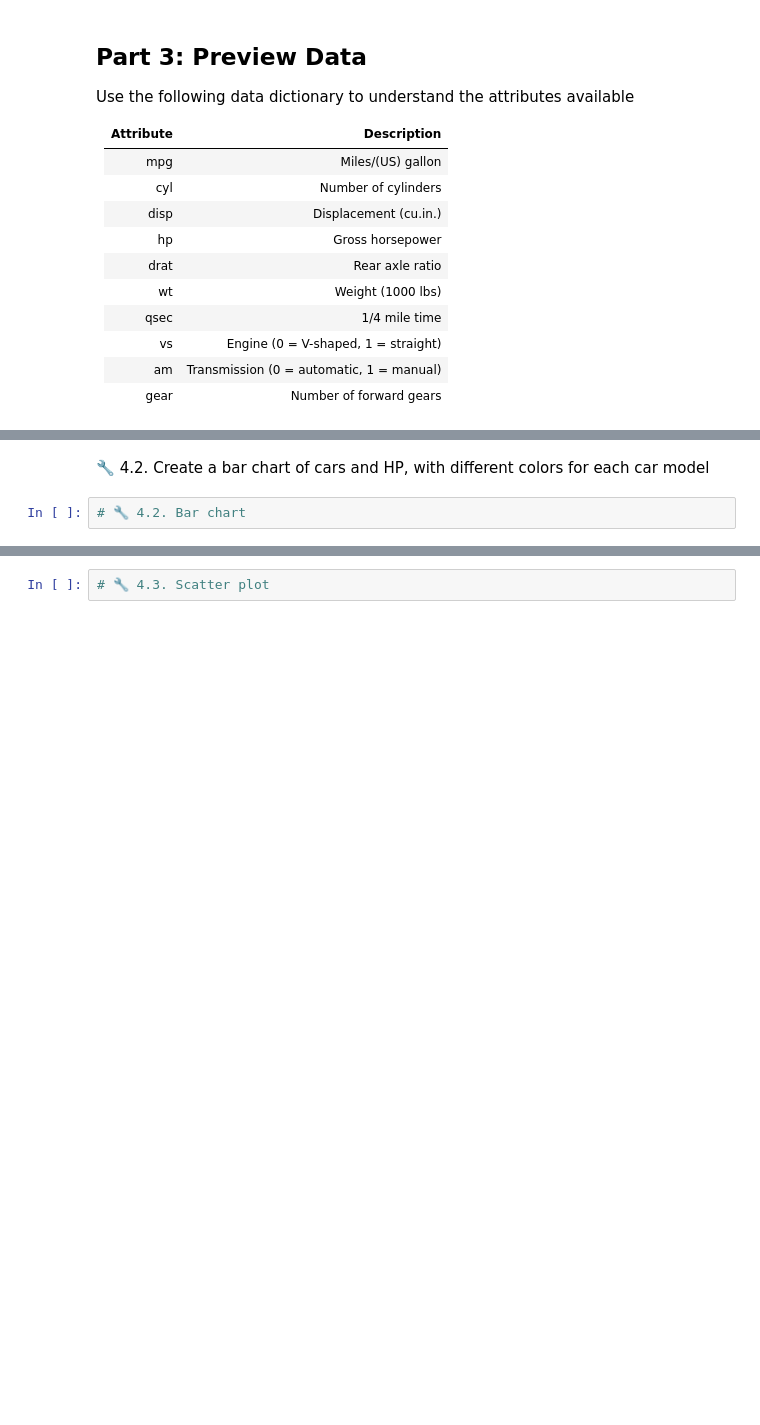
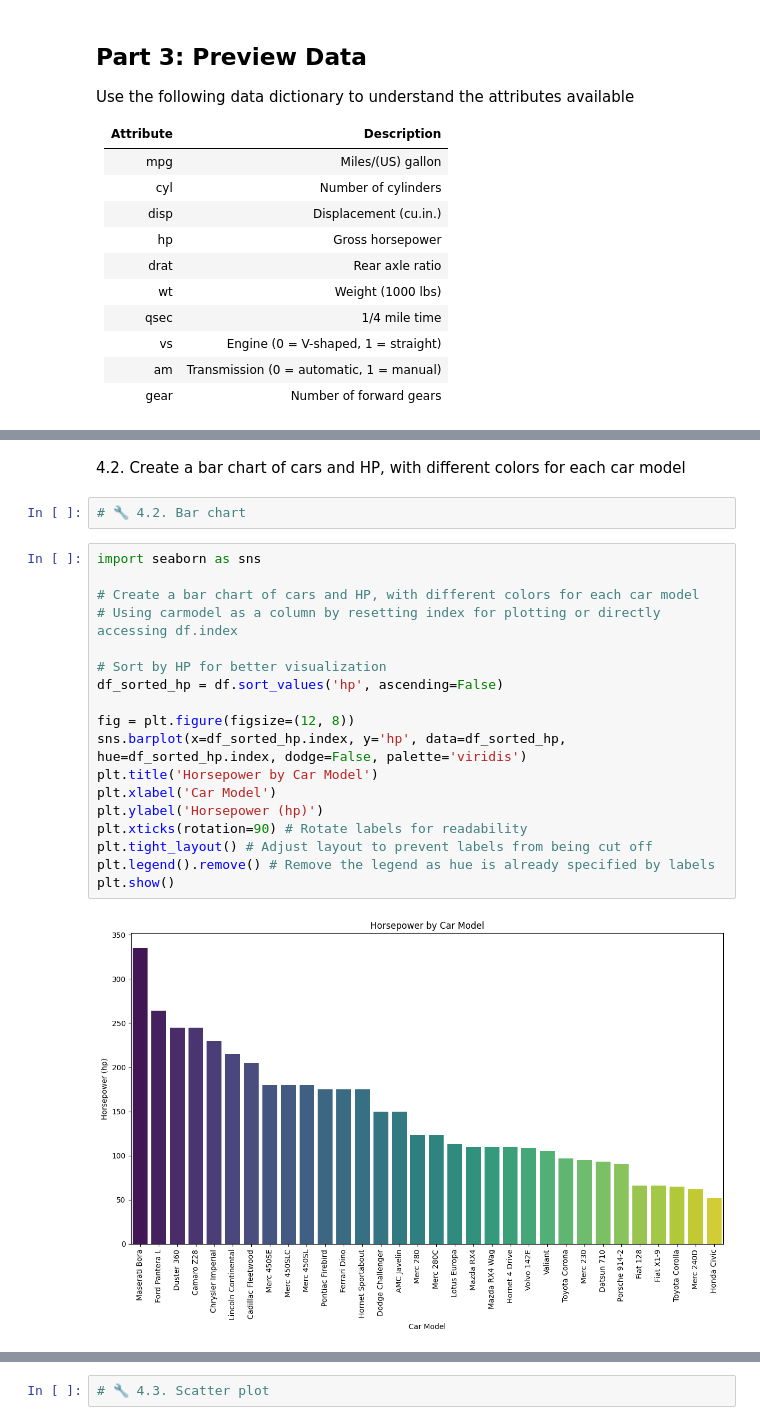
Before and after one commit to Luoxiaowanzi/IS-4487-Guide, a Jupyter notebook: Labs/lab_03_visualization_intro.ipynb, the cells around one changed output, grey strips where cells are left out. Cells and saved outputs as stored; diff of their text form; blank space fills up the shorter version.

```diff
--- a/Labs/lab_03_visualization_intro.ipynb
+++ b/Labs/lab_03_visualization_intro.ipynb
@@ -102,5 +197,25 @@ You are welcome to import additional libraries for these tasks.
 # %% [markdown]
-🔧 4.2. Create a bar chart of cars and HP, with different colors for each car model
+4.2. Create a bar chart of cars and HP, with different colors for each car model
 # %%
 # 🔧 4.2. Bar chart
+# %%
+import seaborn as sns
+
+# Create a bar chart of cars and HP, with different colors for each car model
+# Using carmodel as a column by resetting index for plotting or directly accessing df.index
+
+# Sort by HP for better visualization
+df_sorted_hp = df.sort_values('hp', ascending=False)
+
+fig = plt.figure(figsize=(12, 8))
+sns.barplot(x=df_sorted_hp.index, y='hp', data=df_sorted_hp, hue=df_sorted_hp.index, dodge=False, palette='viridis')
+plt.title('Horsepower by Car Model')
+plt.xlabel('Car Model')
+plt.ylabel('Horsepower (hp)')
+plt.xticks(rotation=90) # Rotate labels for readability
+plt.tight_layout() # Adjust layout to prevent labels from being cut off
+plt.legend().remove() # Remove the legend as hue is already specified by labels
+plt.show()
+# %% [output]
+[figure, added]
 # %% [markdown]
```
Also changed, not shown: parts of 30 cells of this notebook.
